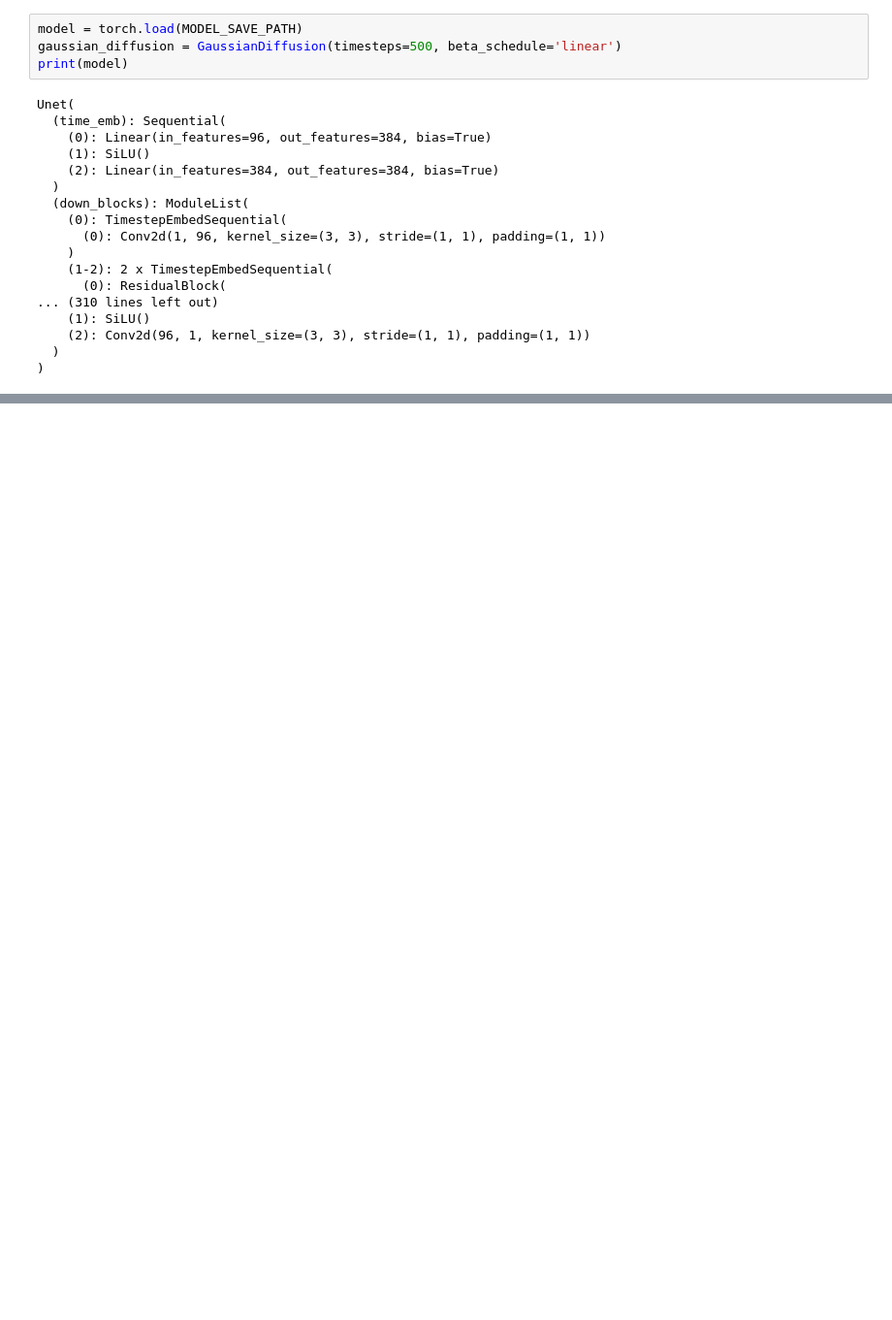
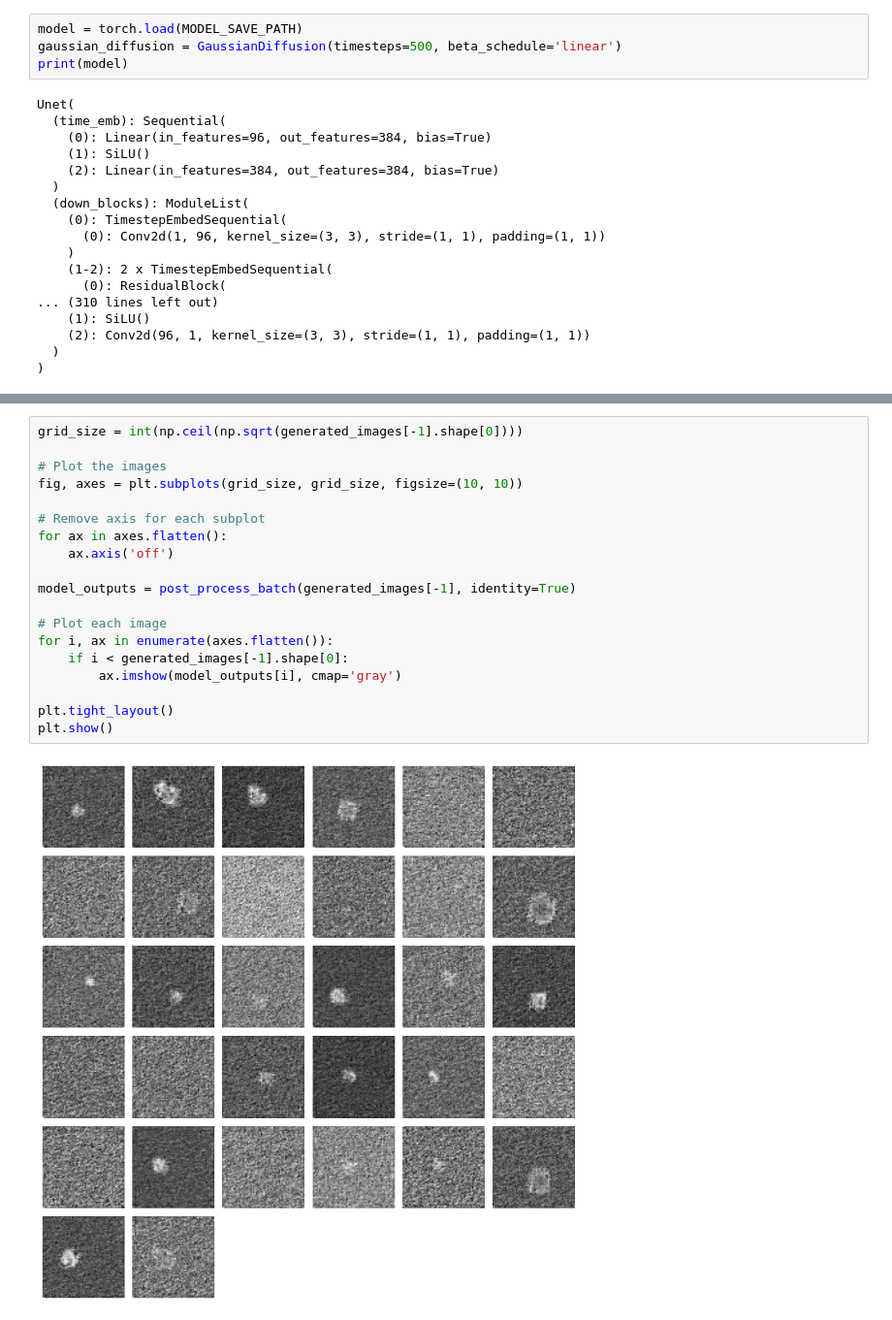
Before and after one commit to AnirbitGhosh/Msc-Project, a Jupyter notebook: src/model/gde_ddim/gde_image_conditioned.ipynb, the cells around one changed output, grey strips where cells are left out. Shown at 97% size. Saved outputs shown, nothing was run; the diff lists cells and outputs as text; blank space fills up the shorter version.

```diff
--- a/src/model/gde_ddim/gde_image_conditioned.ipynb
+++ b/src/model/gde_ddim/gde_image_conditioned.ipynb
@@ -732,3 +808,24 @@ generated_images = gaussian_diffusion.sample(
+# %%
+grid_size = int(np.ceil(np.sqrt(generated_images[-1].shape[0])))
+
+# Plot the images
+fig, axes = plt.subplots(grid_size, grid_size, figsize=(10, 10))
+
+# Remove axis for each subplot
+for ax in axes.flatten():
+    ax.axis('off')
+
+model_outputs = post_process_batch(generated_images[-1], identity=True)
+
+# Plot each image
+for i, ax in enumerate(axes.flatten()):
+    if i < generated_images[-1].shape[0]:
+        ax.imshow(model_outputs[i], cmap='gray')
+
+plt.tight_layout()
+plt.show()
+# %% [output]
+[figure, added]
 # %%
 grid_size = int(np.ceil(np.sqrt(generated_images[-1].shape[0])))
 
```
Also changed, not shown: parts of 13 cells of this notebook, 4 other files.
